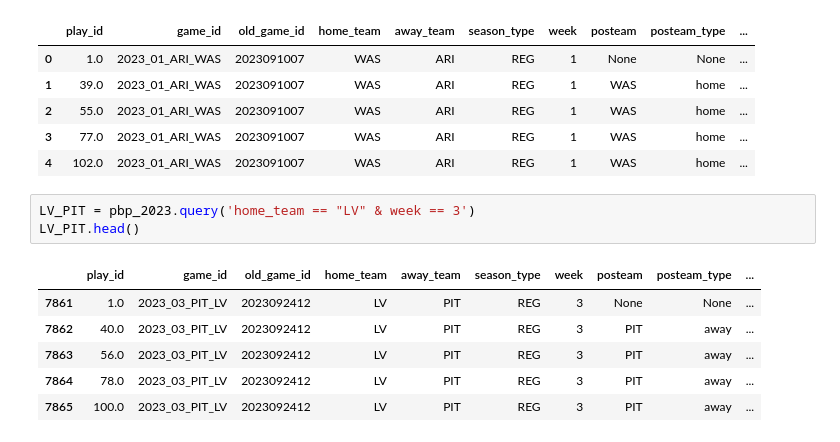
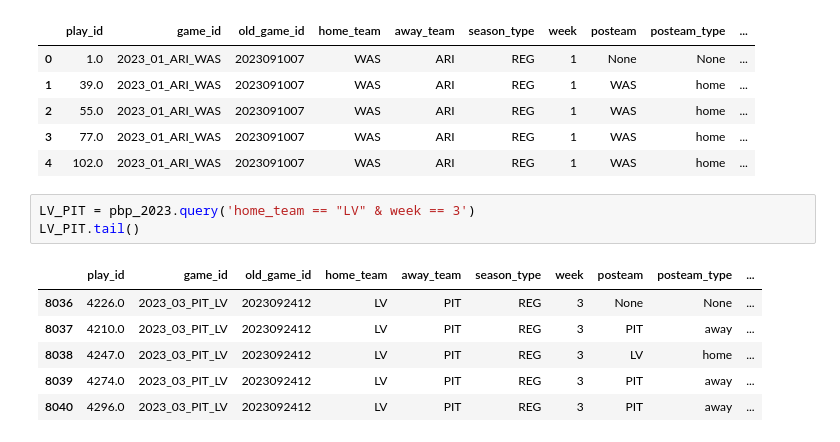
Before and after one commit to bdunn20/nfl_data_py, a Jupyter notebook: nfl_data_py_EPA.ipynb, the cells around one changed output. Drawn from its saved outputs; the diff is of its cells as text.

```diff
--- a/nfl_data_py_EPA.ipynb
+++ b/nfl_data_py_EPA.ipynb
@@ -98,11 +98,11 @@ pbp_2023.head()
 | 4 | 102.0 | 2023_01_ARI_WAS | 2023091007 | WAS | ARI | REG | 1 | WAS | home | ... |
 # %%
 LV_PIT = pbp_2023.query('home_team == "LV" & week == 3')
-LV_PIT.head()
+LV_PIT.tail()
 # %% [output]
 |  | play_id | game_id | old_game_id | home_team | away_team | season_type | week | posteam | posteam_type | ... |
-| 7861 | 1.0 | 2023_03_PIT_LV | 2023092412 | LV | PIT | REG | 3 | None | None | ... |
-| 7862 | 40.0 | 2023_03_PIT_LV | 2023092412 | LV | PIT | REG | 3 | PIT | away | ... |
-| 7863 | 56.0 | 2023_03_PIT_LV | 2023092412 | LV | PIT | REG | 3 | PIT | away | ... |
-| 7864 | 78.0 | 2023_03_PIT_LV | 2023092412 | LV | PIT | REG | 3 | PIT | away | ... |
-| 7865 | 100.0 | 2023_03_PIT_LV | 2023092412 | LV | PIT | REG | 3 | PIT | away | ... |
+| 8036 | 4226.0 | 2023_03_PIT_LV | 2023092412 | LV | PIT | REG | 3 | None | None | ... |
+| 8037 | 4210.0 | 2023_03_PIT_LV | 2023092412 | LV | PIT | REG | 3 | PIT | away | ... |
+| 8038 | 4247.0 | 2023_03_PIT_LV | 2023092412 | LV | PIT | REG | 3 | LV | home | ... |
+| 8039 | 4274.0 | 2023_03_PIT_LV | 2023092412 | LV | PIT | REG | 3 | PIT | away | ... |
+| 8040 | 4296.0 | 2023_03_PIT_LV | 2023092412 | LV | PIT | REG | 3 | PIT | away | ... |
```
Also changed, not shown: parts of 6 cells of this notebook.
